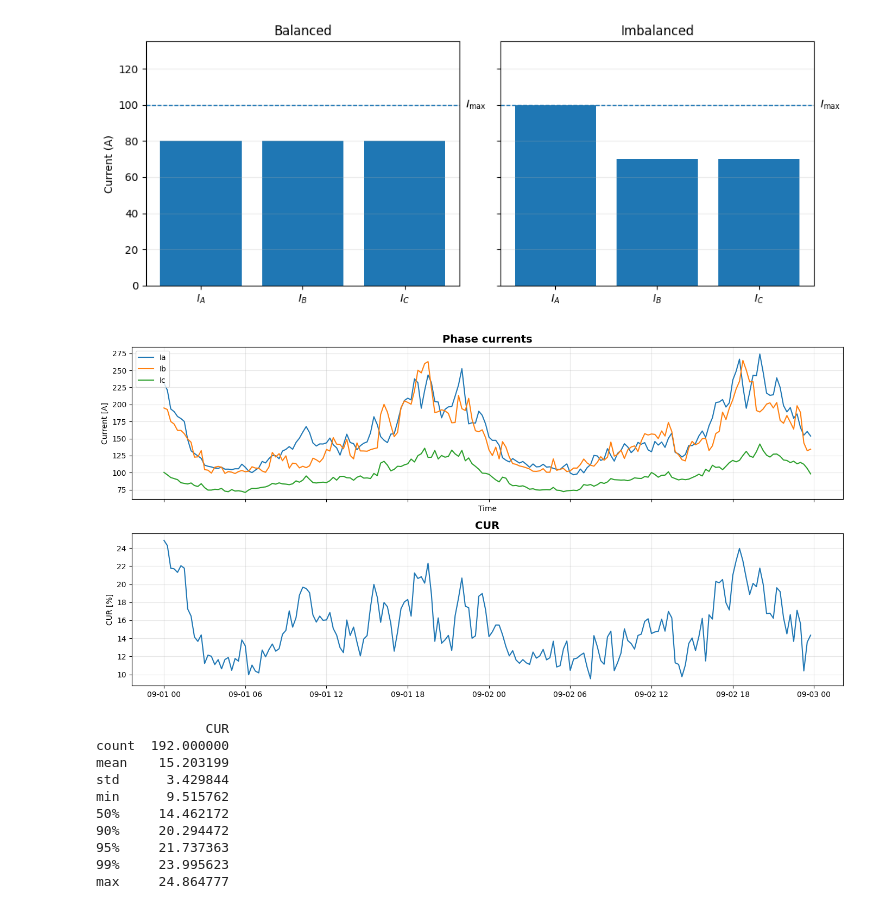
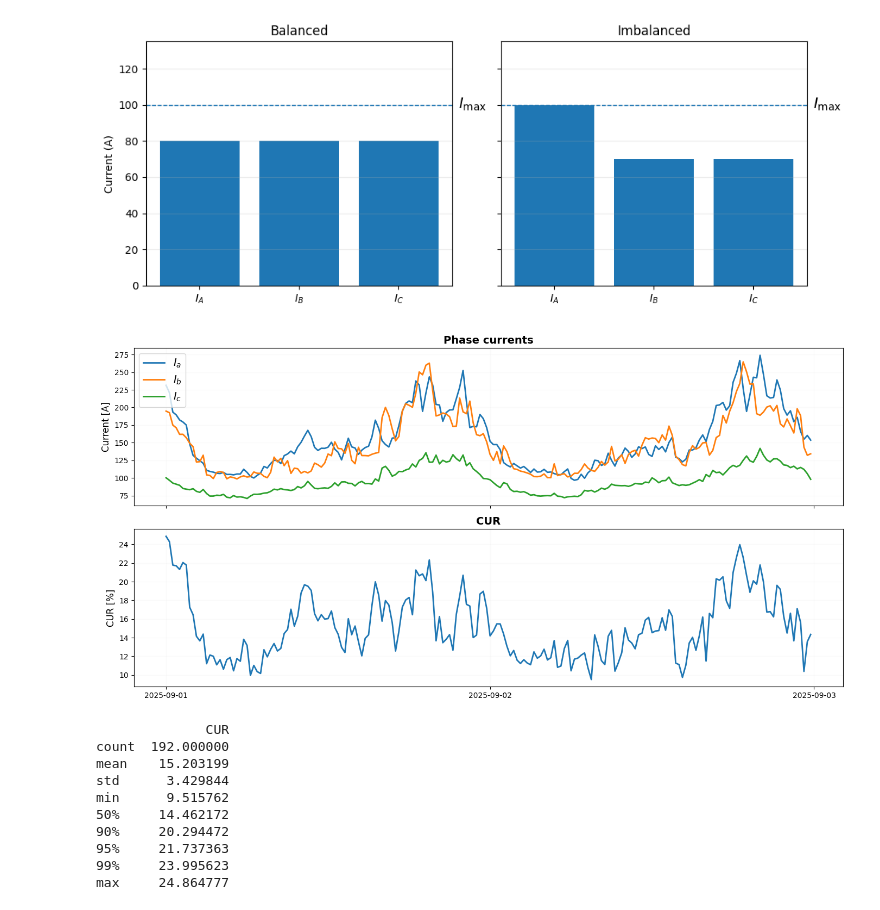
Before and after one commit to MindisBlank/Jasonaq_thesis, a Jupyter notebook: notebooks/figure_maker.ipynb, the cells around one changed output. Cells and saved outputs as stored; diff of their text form; code cells hidden in the pictures.

```diff
--- a/notebooks/figure_maker.ipynb
+++ b/notebooks/figure_maker.ipynb
@@ -50,7 +50,7 @@ def draw_panel(ax, currents, title, shade_unused=False):
 
     # Phase limit line
     ax.axhline(Imax, linestyle="--", linewidth=1)
-    ax.text(2.6, Imax, r"$I_{\max}$", va="center", ha="left")
+    ax.text(2.6, Imax, r"$I_{\max}$", va="center", ha="left",fontsize=14)
 
     if shade_unused:
         # Shade unused headroom above bars up to Imax
@@ -60,40 +60,41 @@ def draw_panel(ax, currents, title, shade_unused=False):
                 ax.add_patch(
                     Rectangle(
                         (b.get_x(), h),
                         b.get_width(),
                         Imax - h,
                         facecolor="k",
                         alpha=0.08,
                         edgecolor="none",
                     )
                 )
 
         # Bracket-style annotation across phases showing "stranded capacity"
 
 
 
 
 # Left: balanced
 draw_panel(axes[0], I_bal, "Balanced")
 axes[0].set_ylabel("Current (A)")
 
 # Right: imbalanced
 draw_panel(axes[1], I_imb, "Imbalanced", shade_unused=False)
 
 # Small inset with formula + example numbers (kept compact)
 
 
 fig.tight_layout()
 
 plt.show()
 # %% [output]
-[figure, old version]
+[figure, new version]
 # %%
 import pandas as pd
 import numpy as np
 from sklearn.linear_model import LinearRegression
 import matplotlib.pyplot as plt
 import math
+import matplotlib.dates as mdates
 
 FREQ = pd.Timedelta(minutes=15)
 
@@ -231,19 +232,20 @@ else:
 
 
         fig, axs = plt.subplots(2, 1, figsize=(14, 7), sharex=True)
-        axs[0].plot(df_pair["ts"], df_pair["I_a"], label="Ia")
-        axs[0].plot(df_pair["ts"], df_pair["I_b"], label="Ib")
-        axs[0].plot(df_pair["ts"], df_pair["I_c"], label="Ic")
+        axs[0].plot(df_pair["ts"], df_pair["I_a"], label=r"$I_a$", linewidth=2)
+        axs[0].plot(df_pair["ts"], df_pair["I_b"], label=r"$I_b$", linewidth=2)
+        axs[0].plot(df_pair["ts"], df_pair["I_c"], label=r"$I_c$", linewidth=2)
         axs[0].set_title(f"Phase currents", fontweight='bold',fontsize=14)
-        axs[0].set_ylabel("Current [A]")
-        axs[0].set_xlabel("Time")
-        axs[0].grid(True, alpha=0.3)
-        axs[0].legend(loc="upper left")
-
-        axs[1].plot(df_pair["ts"], df_pair["CUR"])
-        axs[1].set_ylabel("CUR [%]")
+        axs[0].set_ylabel("Current [A]", fontsize=12)
+        axs[0].grid(True, alpha=0.06)
+        axs[0].legend(loc="upper left", fontsize=14)
+        axs[1].plot(df_pair["ts"], df_pair["CUR"], linewidth=2)
+        axs[1].set_ylabel("CUR [%]", fontsize=12)
         axs[1].set_title(f"CUR", fontweight='bold',fontsize=14)
-        axs[1].grid(True, alpha=0.3)
+        axs[1].grid(True, alpha=0.06)
+        axs[1].xaxis.set_major_formatter(mdates.DateFormatter('%Y-%m-%d'))
+        axs[1].xaxis.set_major_locator(mdates.DayLocator(interval=1))
+        fig.autofmt_xdate(rotation=0, ha='center')
 
 
 
@@ -253,7 +255,7 @@ else:
         # Optional: quick summary
         print(df_pair[["CUR"]].describe(percentiles=[0.5, 0.9, 0.95, 0.99]))
 # %% [output]
-[figure, old version]
+[figure, new version]
               CUR
 count  192.000000
 mean    15.203199
```
Also changed, not shown: 7 other files.
